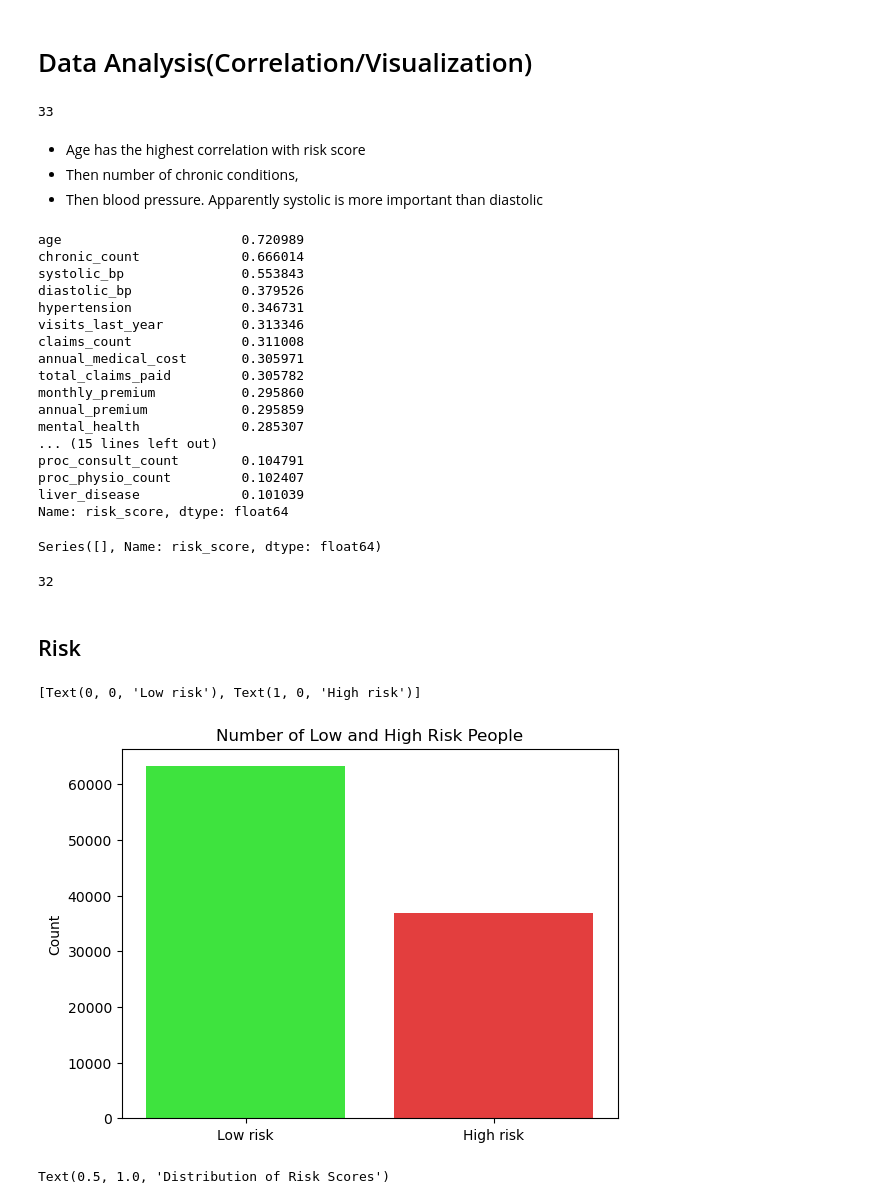
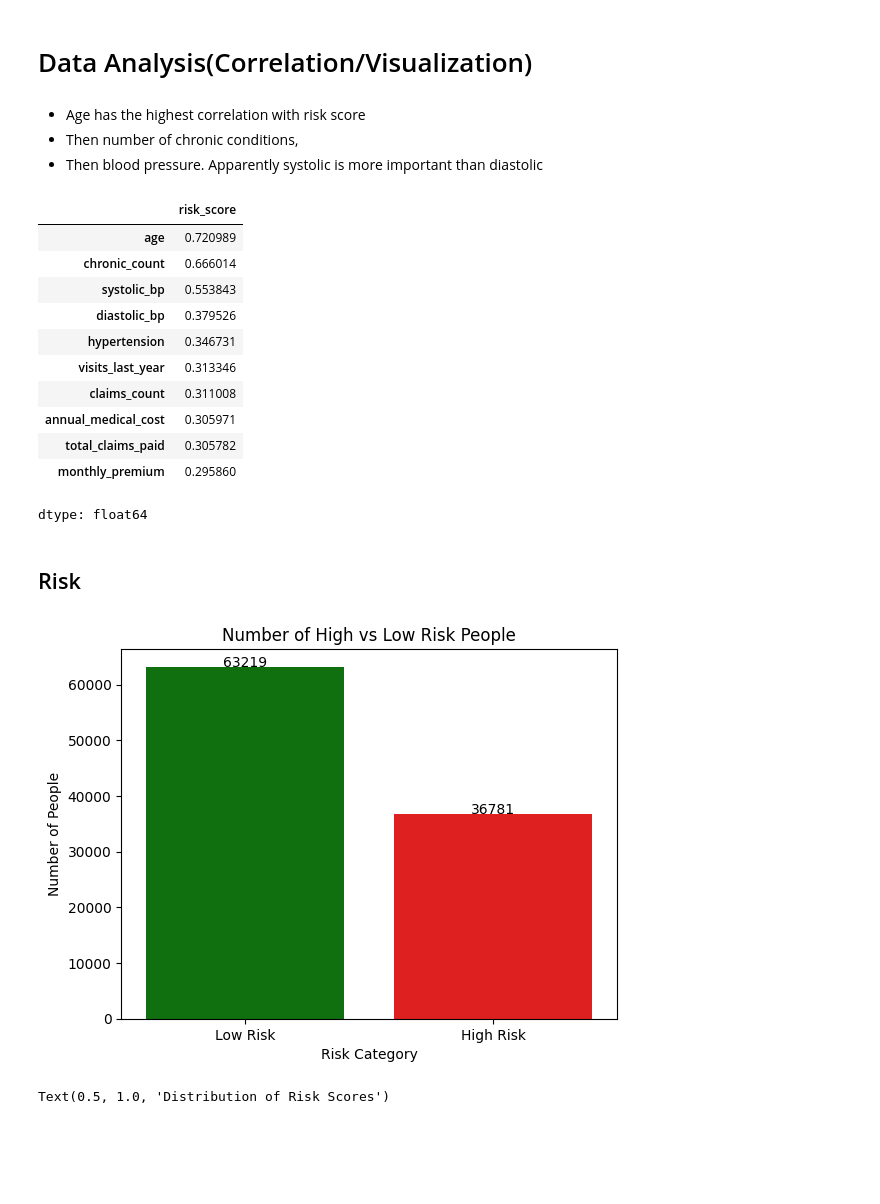
Before and after one commit to Abled773/HI-Risk-Prediction-and-Analysis, a Jupyter notebook: Risk_Analysis_and_Prediction.ipynb, the cells around one changed output. Drawn from its saved outputs; the diff is of its cells as text; code cells hidden in the pictures; blank space fills up the shorter version.

Commit message:
Fixed deprecation using the palette parameter, corrected it to hue. Created re-usable variables call strong_corr.

```diff
--- a/Risk_Analysis_and_Prediction.ipynb
+++ b/Risk_Analysis_and_Prediction.ipynb
@@ -377,50 +379,32 @@ We have now created many tables used for different purposes. All of the existing
 corr_matrix = analysis_data.corr(numeric_only=True)
 risk_score_correlations = corr_matrix['risk_score']
 
-# In short, we have created and then taken all of the columns risk_score correlation, and created a set that has all of the super weak correlation columns
-# risk_score <= -0.1 (weak postive) risk_score >= -0.1 (weak negtive)
-# weak_cols contains correalations(x) between [-0.1, 0.1]
-weak_cols = risk_score_correlations[(risk_score_correlations <= 0.1) & (risk_score_correlations >= -0.1)]
-len(weak_cols) # number of weak columns
+#Create a table with only strong correlations, also remove is high risk and risk score.
+strong_corr = risk_score_correlations[abs(risk_score_correlations) > 0.1].drop(index=["risk_score", "is_high_risk"])
-# %% [output]
-33
 # %% [markdown]
 - Age has the highest correlation with risk score
 - Then number of chronic conditions,
 - Then blood pressure. Apparently systolic is more important than diastolic
 # %%
-sorted_risk_score_correlations = risk_score_correlations[abs(risk_score_correlations) > 0.01].sort_values(key=abs, ascending=False)[2:]
-sorted_risk_score_correlations
+sorted_risk_score_correlations = strong_corr.sort_values(key=abs, ascending=False)
+sorted_risk_score_correlations.head(10)
 # %% [output]
+|  | risk_score |
+| age | 0.720989 |
+| chronic_count | 0.666014 |
+| systolic_bp | 0.553843 |
+| diastolic_bp | 0.379526 |
+| hypertension | 0.346731 |
+| visits_last_year | 0.313346 |
+| claims_count | 0.311008 |
+| annual_medical_cost | 0.305971 |
+| total_claims_paid | 0.305782 |
+| monthly_premium | 0.295860 |
-age                       0.720989
-chronic_count             0.666014
-systolic_bp               0.553843
-diastolic_bp              0.379526
-hypertension              0.346731
-visits_last_year          0.313346
-claims_count              0.311008
-annual_medical_cost       0.305971
-total_claims_paid         0.305782
-monthly_premium           0.295860
-annual_premium            0.295859
-mental_health             0.285307
-... (15 lines left out)
-proc_consult_count        0.104791
-proc_physio_count         0.102407
-liver_disease             0.101039
-Name: risk_score, dtype: float64
+dtype: float64
 # %%
 # There are no strong negative risk score correlations:
-negative_risk_score_correlations = risk_score_correlations[risk_score_correlations < 0].sort_values(ascending=True)
-negative_risk_score_correlations
+
+negative_risk_score_correlations = (strong_corr[strong_corr < 0].sort_values().head())
-# %% [output]
-Series([], Name: risk_score, dtype: float64)
-# %%
-corr_data = analysis_data.drop(columns=weak_cols.index)
-corr_data.head()
-corr_data.shape[1] # columns left:
-# %% [output]
-32
 # %% [markdown]
 ## Risk
 # %%
@@ -428,15 +412,20 @@ corr_data.shape[1] # columns left:
 high_risk_people = data[data['is_high_risk'] == True]
 low_risk_people = data[data['is_high_risk'] == False]
 # %%
-ax = sns.countplot(data=data, x='is_high_risk', palette=['#22ff22', '#ff2222'])
-plt.ylabel('Count')
-plt.xlabel(None)
-plt.title('Number of Low and High Risk People')
+color = {True: 'red', False: 'green'}
+sns.countplot(x='is_high_risk', data=data, hue="is_high_risk", palette=color, legend=False)
+plt.xticks([0, 1], ['Low Risk', 'High Risk'])
+plt.xlabel('Risk Category')
+plt.ylabel('Number of People')
+plt.title('Number of High vs Low Risk People')
 
-ax.set_xticklabels(['Low risk', 'High risk'])
+for p in plt.gca().patches:
+    height = p.get_height()
+    plt.text(p.get_x() + p.get_width()/2, height + 0.5, int(height), ha='center')
+
+plt.show()
 # %% [output]
-[Text(0, 0, 'Low risk'), Text(1, 0, 'High risk')]
-[figure, old version]
+[figure, new version]
 # %%
 sns.kdeplot(data['risk_score'], fill=True, color='blue')
 plt.xlabel('Risk Score')
```
Also changed, not shown: parts of 16 cells of this notebook.
